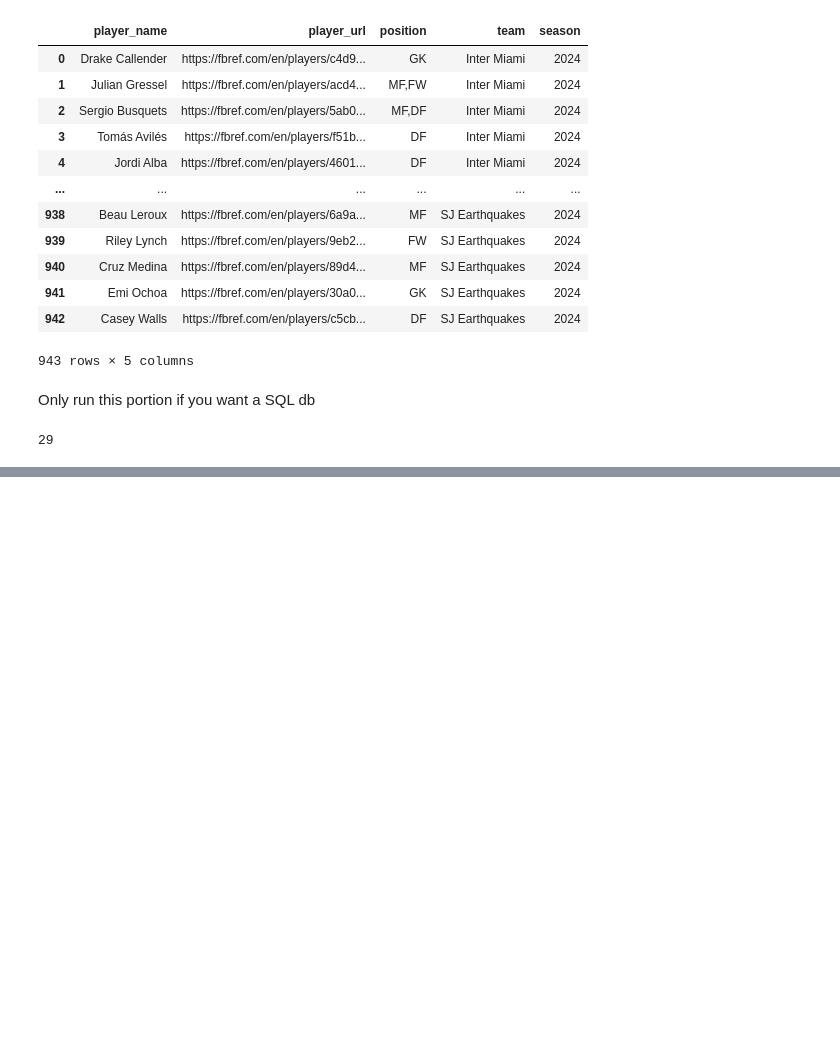
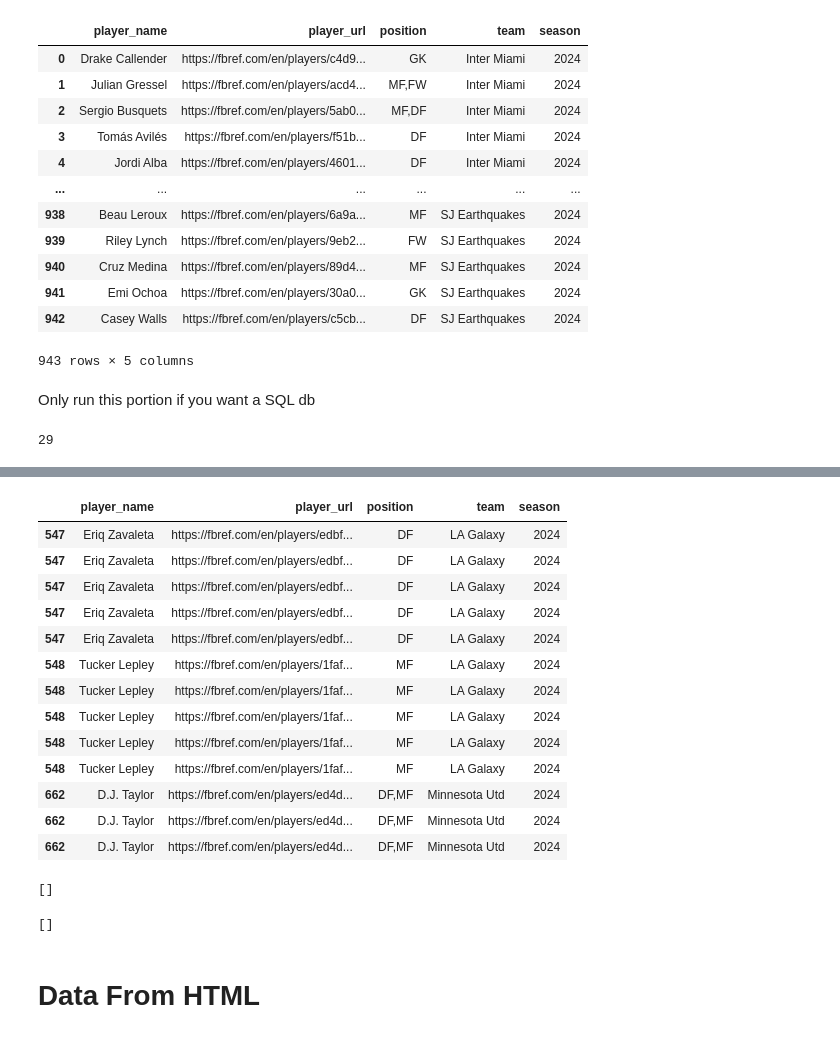
Before and after one commit to cmluna2913/FutbolMatchPrediction, a Jupyter notebook: notebooks/data_extraction.ipynb, the cells around one changed output, grey strips where cells are left out. Cells and saved outputs as stored; diff of their text form; code cells hidden in the pictures; blank space fills up the shorter version.

```diff
--- a/notebooks/data_extraction.ipynb
+++ b/notebooks/data_extraction.ipynb
@@ -220,0 +245,19 @@ failed_links
+# %%
+failed = all_players_df.iloc[failed_indicis]
+# %%
+failed
+# %% [output]
+|  | player_name | player_url | position | team | season |
+| 547 | Eriq Zavaleta | https://fbref.com/en/players/edbf... | DF | LA Galaxy | 2024 |
+| 547 | Eriq Zavaleta | https://fbref.com/en/players/edbf... | DF | LA Galaxy | 2024 |
+| 547 | Eriq Zavaleta | https://fbref.com/en/players/edbf... | DF | LA Galaxy | 2024 |
+| 547 | Eriq Zavaleta | https://fbref.com/en/players/edbf... | DF | LA Galaxy | 2024 |
+| 547 | Eriq Zavaleta | https://fbref.com/en/players/edbf... | DF | LA Galaxy | 2024 |
+| 548 | Tucker Lepley | https://fbref.com/en/players/1faf... | MF | LA Galaxy | 2024 |
+| 548 | Tucker Lepley | https://fbref.com/en/players/1faf... | MF | LA Galaxy | 2024 |
+| 548 | Tucker Lepley | https://fbref.com/en/players/1faf... | MF | LA Galaxy | 2024 |
+| 548 | Tucker Lepley | https://fbref.com/en/players/1faf... | MF | LA Galaxy | 2024 |
+| 548 | Tucker Lepley | https://fbref.com/en/players/1faf... | MF | LA Galaxy | 2024 |
+| 662 | D.J. Taylor | https://fbref.com/en/players/ed4d... | DF,MF | Minnesota Utd | 2024 |
+| 662 | D.J. Taylor | https://fbref.com/en/players/ed4d... | DF,MF | Minnesota Utd | 2024 |
+| 662 | D.J. Taylor | https://fbref.com/en/players/ed4d... | DF,MF | Minnesota Utd | 2024 |
@@ -220,0 +266,10 @@ failed_links
+# %%
+failed_indicis2
+# %% [output]
+[]
+# %%
+failed_links2
+# %% [output]
+[]
+# %% [markdown]
+# Data From HTML
```
Also changed, not shown: parts of 11 cells of this notebook.
